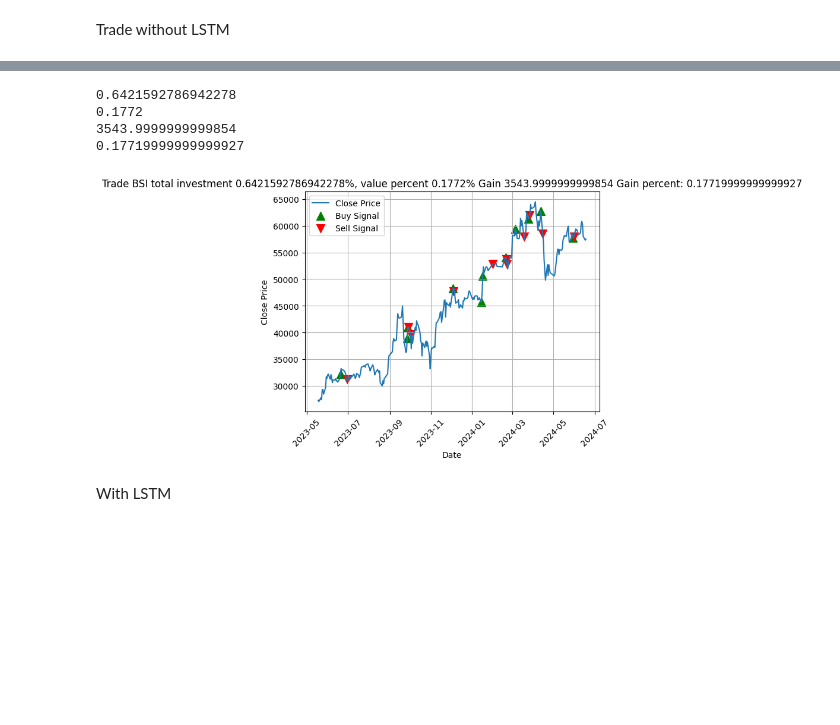
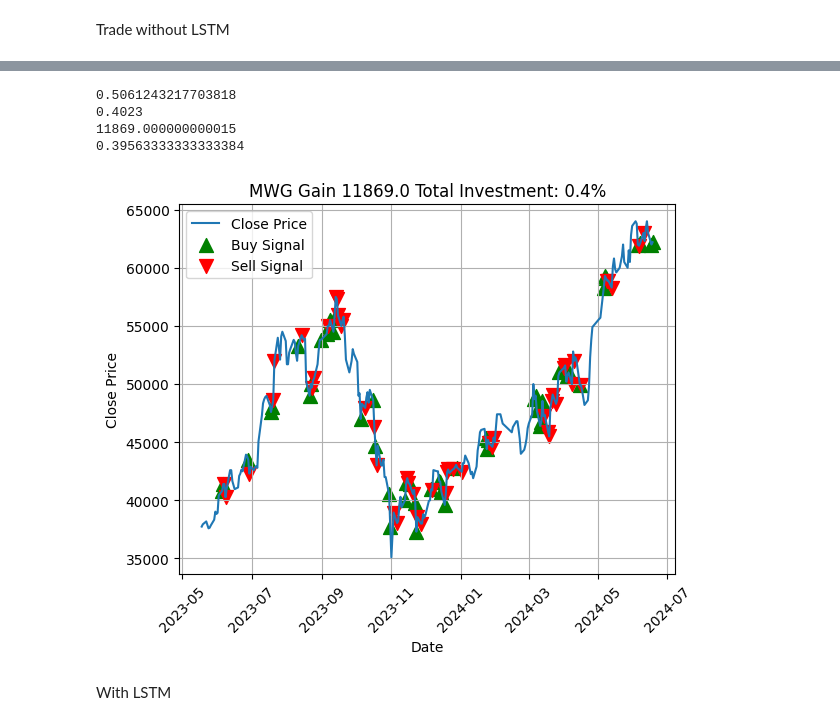
Before and after one commit to TTrungU/RLServer, a Jupyter notebook: LSTMTrading.ipynb, the cells around one changed output, grey strips where cells are left out. Saved outputs shown, nothing was run; the diff lists cells and outputs as text; code cells hidden in the pictures; blank space fills up the shorter version.

```diff
--- a/LSTMTrading.ipynb
+++ b/LSTMTrading.ipynb
@@ -131,33 +189,33 @@ investGain = total_gain/initial_money *100
 # %%
 print(last_total_investment)
 print(investmentvalue)
 print(total_gain)
 print(investGain)
 
 # Mark buy and sell actions
 buy_signals = result[result['action'] == 1]
 sell_signals = result[result['action'] == 2]
 plt.plot(result['date'], result['close'], linestyle='-', label='Close Price')
 
 plt.scatter(buy_signals['date'], buy_signals['close'], marker='^', color='g', s=100, label='Buy Signal')
 plt.scatter(sell_signals['date'], sell_signals['close'], marker='v', color='r', s=100, label='Sell Signal')
 
 # Customize the plot
-plt.title(f'Trade {symbol} total investment {last_total_investment}%, value percent {investmentvalue}% Gain {total_gain} Gain percent: {investGain}')
+plt.title(f'{symbol} Gain {round(total_gain,2)} Total Investment: {round(investGain,2)}%')
 plt.xlabel('Date')
 plt.ylabel('Close Price')
 plt.legend()
 plt.grid(True)
 plt.xticks(rotation=45)
 
 # Show the plot
 plt.show()
 # %% [output]
-0.6421592786942278
-0.1772
-3543.9999999999854
-0.17719999999999927
+0.5061243217703818
+0.4023
+11869.000000000015
+0.39563333333333384
-[figure, old version]
+[figure, new version]
 # %% [markdown]
 With LSTM
 # %%
```
Also changed, not shown: parts of 50 cells of this notebook, 10 other files.
